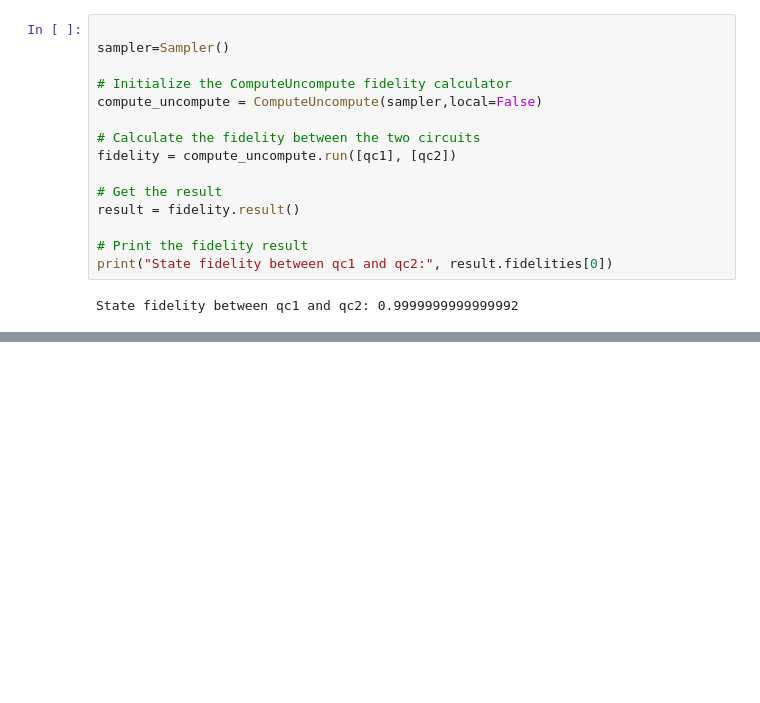
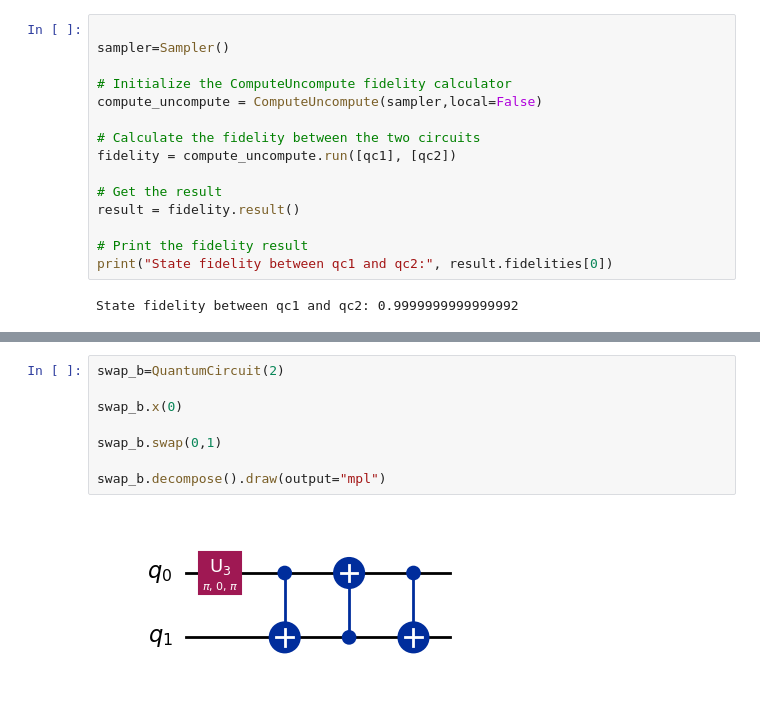
Before and after one commit to RajatSaha1106/Qiskit-Fundamentals, a Jupyter notebook: Compute_Uncompute.ipynb, the cells around one changed output, grey strips where cells are left out. Cells and saved outputs as stored; diff of their text form; blank space fills up the shorter version.

```diff
--- a/Compute_Uncompute.ipynb
+++ b/Compute_Uncompute.ipynb
@@ -207,0 +218,10 @@ State fidelity between qc1 and qc2: 0.9999999999999992
+# %%
+swap_b=QuantumCircuit(2)
+
+swap_b.x(0)
+
+swap_b.swap(0,1)
+
+swap_b.decompose().draw(output="mpl")
+# %% [output]
+[figure, added]
```
Also changed, not shown: parts of 9 cells of this notebook.
